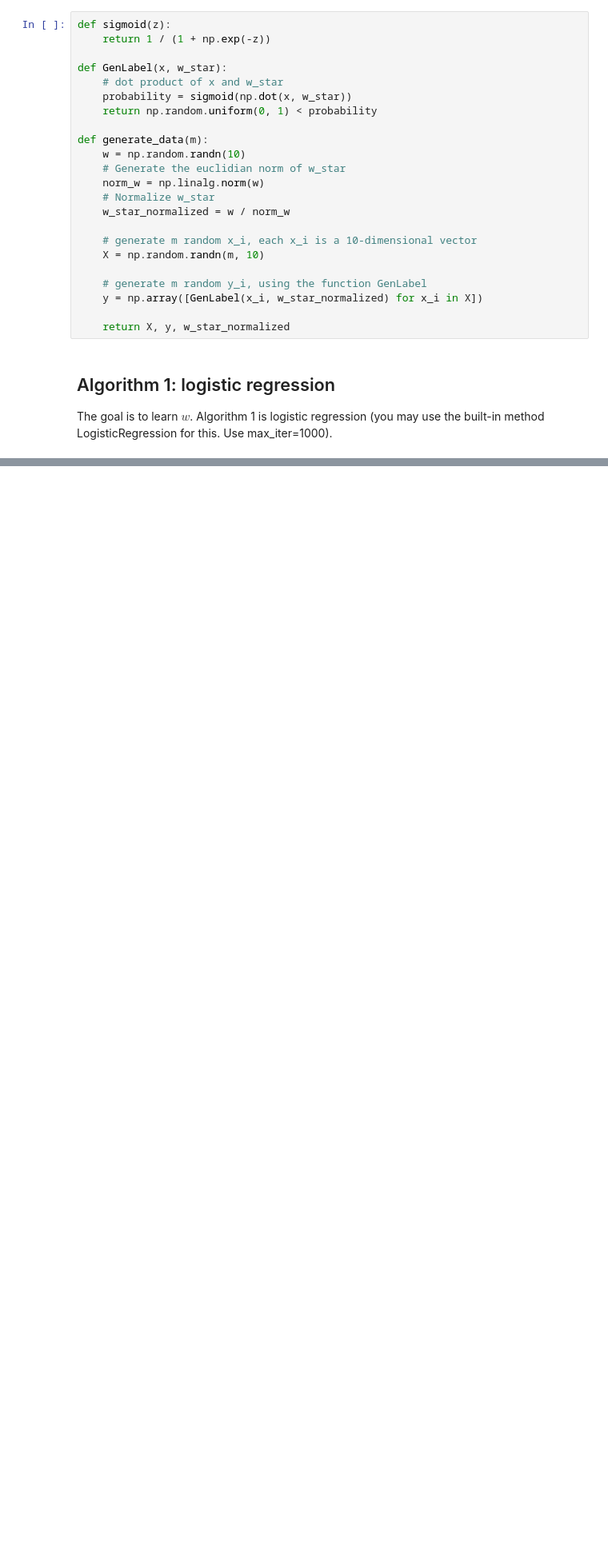
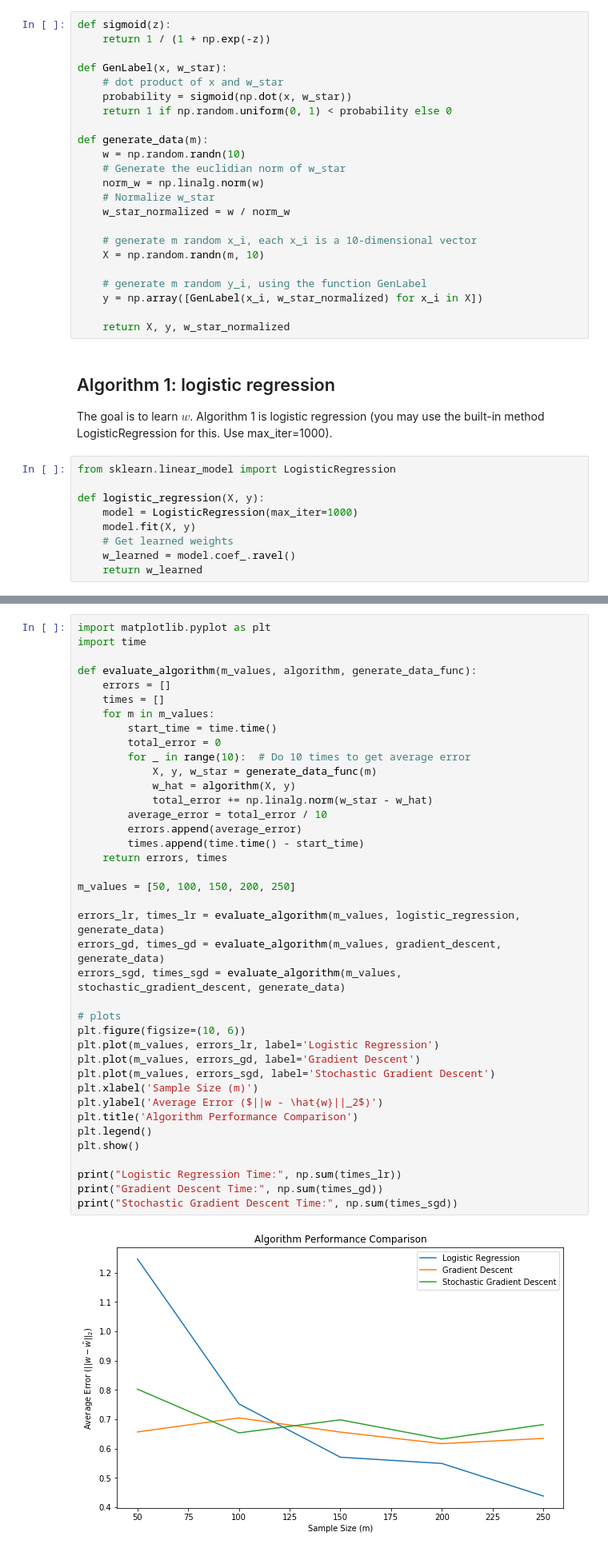
Before and after one commit to CallMeDavidXu/Austin_Code, a Jupyter notebook: hm2-programming.ipynb, the cells around one changed output, grey strips where cells are left out. Shown at 80% size. Saved outputs shown, nothing was run; the diff lists cells and outputs as text; blank space fills up the shorter version.

```diff
--- a/hm2-programming.ipynb
+++ b/hm2-programming.ipynb
@@ -17,7 +17,7 @@ def sigmoid(z):
 def GenLabel(x, w_star):
     # dot product of x and w_star
     probability = sigmoid(np.dot(x, w_star))
-    return np.random.uniform(0, 1) < probability
+    return 1 if np.random.uniform(0, 1) < probability else 0
 
 def generate_data(m):
     w = np.random.randn(10)
@@ -38,6 +38,15 @@ def generate_data(m):
 
 The goal is to learn $w$.  Algorithm 1 is logistic
   regression (you may use the built-in method LogisticRegression for this. Use max_iter=1000).
+# %%
+from sklearn.linear_model import LogisticRegression
+
+def logistic_regression(X, y):
+    model = LogisticRegression(max_iter=1000)
+    model.fit(X, y)
+    # Get learned weights
+    w_learned = model.coef_.ravel()
+    return w_learned
 # %% [markdown]
 ## Algorithm 2: gradient descent with square loss
 
@@ -59,3 +92,44 @@ Measure error $\|w - \hat{w}\|_2$ for each method at different sample size. For
   \hat{w}\|_2$ for Algorithms 1, 2 and 3.  Plot the results
   for for each algorithm as you make $m$ large (use $m=50, 100, 150, 200, 250$).
   Also record, for each algorithm, the time taken to run the overall experiment.
+# %%
+import matplotlib.pyplot as plt
+import time
+
+def evaluate_algorithm(m_values, algorithm, generate_data_func):
+    errors = []
+    times = []
+    for m in m_values:
+        start_time = time.time()
+        total_error = 0
+        for _ in range(10):  # Do 10 times to get average error
+            X, y, w_star = generate_data_func(m)
+            w_hat = algorithm(X, y)
+            total_error += np.linalg.norm(w_star - w_hat)
+        average_error = total_error / 10
+        errors.append(average_error)
+        times.append(time.time() - start_time)
+    return errors, times
+
+m_values = [50, 100, 150, 200, 250]
+
+errors_lr, times_lr = evaluate_algorithm(m_values, logistic_regression, generate_data)
+errors_gd, times_gd = evaluate_algorithm(m_values, gradient_descent, generate_data)
+errors_sgd, times_sgd = evaluate_algorithm(m_values, stochastic_gradient_descent, generate_data)
+
+# plots
+plt.figure(figsize=(10, 6))
+plt.plot(m_values, errors_lr, label='Logistic Regression')
+plt.plot(m_values, errors_gd, label='Gradient Descent')
+plt.plot(m_values, errors_sgd, label='Stochastic Gradient Descent')
+plt.xlabel('Sample Size (m)')
+plt.ylabel('Average Error ($||w - \hat{w}||_2$)')
+plt.title('Algorithm Performance Comparison')
+plt.legend()
+plt.show()
+
+print("Logistic Regression Time:", np.sum(times_lr))
+print("Gradient Descent Time:", np.sum(times_gd))
+print("Stochastic Gradient Descent Time:", np.sum(times_sgd))
+# %% [output]
+[figure, added]
```
Also changed, not shown: parts of 3 cells of this notebook.
